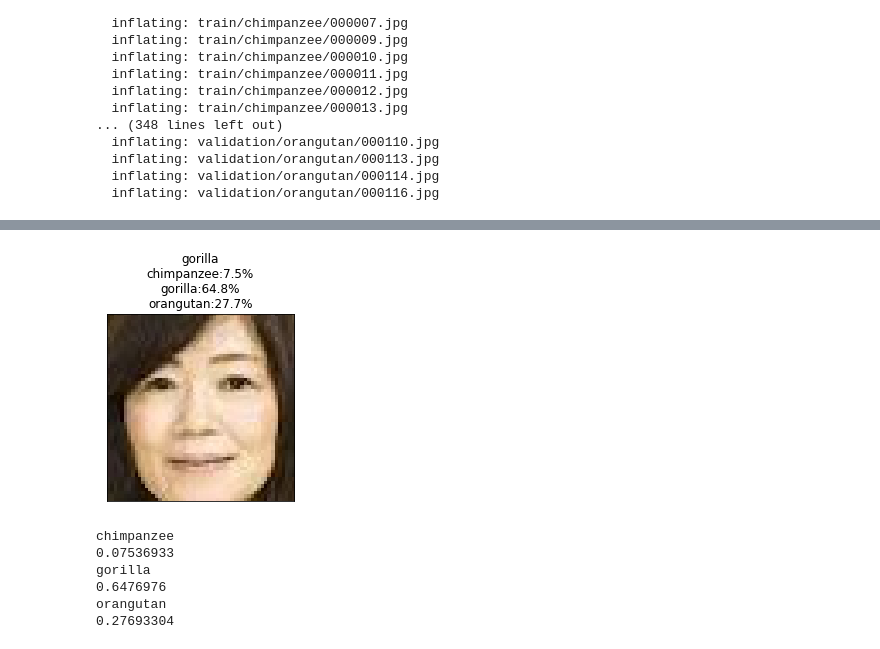
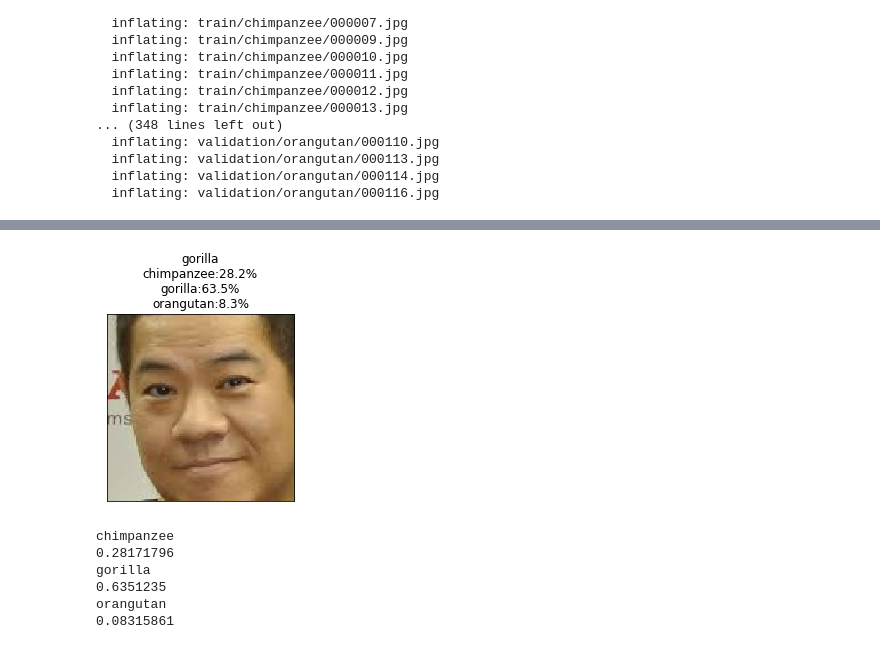
Before and after one commit to Ryotaro-Hayashi/team-a, a Jupyter notebook: sample_ver3.ipynb, the cells around one changed output, grey strips where cells are left out. Cells and saved outputs as stored; diff of their text form; code cells hidden in the pictures.

```diff
--- a/sample_ver3.ipynb
+++ b/sample_ver3.ipynb
@@ -198,12 +219,12 @@ files=os.listdir(display_dir)
 
 
 # 画像の読み込み
-image_gs = cv2.imread("test3/haranishi.jpg")
+image_gs = cv2.imread("test3/haranishi2.jpg")
 
 # 顔認識用特徴量ファイルを読み込む --- （カスケードファイルのパスを指定）
 cascade = cv2.CascadeClassifier("./haarcascade_frontalface_alt.xml")
 #判定！
-face = cascade.detectMultiScale(image_gs)
+face = cascade.detectMultiScale(image_gs,scaleFactor=1.1,minNeighbors=1,minSize=(10,10))
 
 
 
@@ -217,38 +238,38 @@ if face.all():
 else:
 
 
     #そのまま保存
     cv2.imwrite('test3/face_cut.jpg', image_gs)
 
 plt.figure(figsize=(20,20))
 for i in range(1):
-    temp_img=load_img(os.path.join(display_dir,"haranishi.jpg"),target_size=(224,224))
+    temp_img=load_img(os.path.join(display_dir,"haranishi2.jpg"),target_size=(224,224))
     temp_img_cut=load_img(os.path.join(display_dir,"face_cut.jpg"),target_size=(224,224))
 
     plt.subplot(5,5,i+1)
     plt.imshow(temp_img_cut)
 
     temp_img_array=img_to_array(temp_img_cut)
     temp_img_array=temp_img_array.astype('float32')/255.0
     temp_img_array=temp_img_array.reshape((1,224,224,3))
 
     img_pred=model.predict(temp_img_array)
     a=Decimal(str(img_pred[0][0]*100)).quantize(Decimal('0.1'), rounding=ROUND_HALF_UP)
     b=Decimal(str(img_pred[0][1]*100)).quantize(Decimal('0.1'), rounding=ROUND_HALF_UP)
     c=Decimal(str(img_pred[0][2]*100)).quantize(Decimal('0.1'), rounding=ROUND_HALF_UP)
     plt.title(label[np.argmax(img_pred)]+'\n'+label[0]+':'+str(a)+'%'+'\n'+label[1]+':'+str(b)+'%'+'\n'+label[2]+':'+str(c)+'%')
 
     plt.xticks([]),plt.yticks([])
 
 plt.show()
 for j in range(3):
     print (label[j])
     print (img_pred[0][j])
 # %% [output]
-[figure, old version]
+[figure, new version]
 chimpanzee
-0.07536933
+0.28171796
 gorilla
-0.6476976
+0.6351235
 orangutan
-0.27693304
+0.08315861
```
Also changed, not shown: parts of 2 cells of this notebook.
